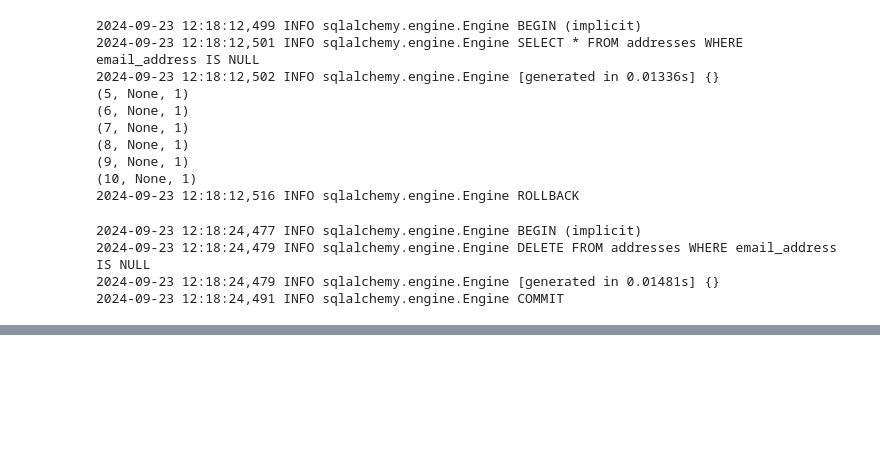
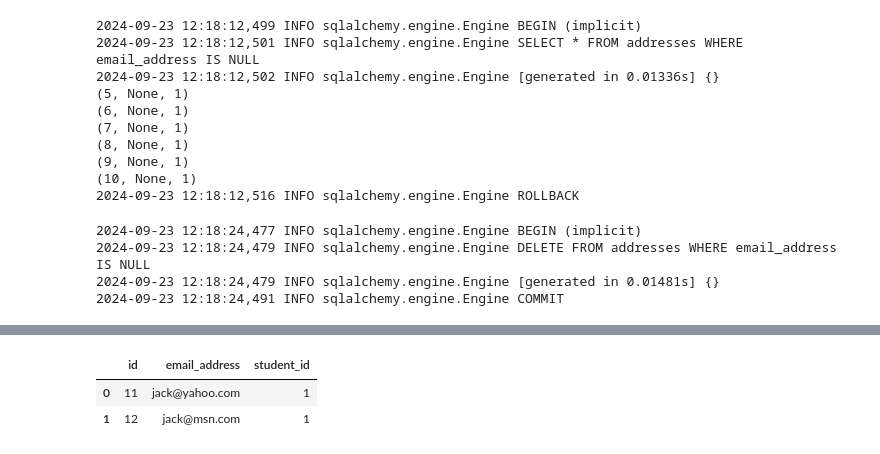
Before and after one commit to msche81/2-Jedha_Fullstack, a Jupyter notebook: 4_data_collection_management/4_ETL_processes/4-1_SQLAlchemy_ETL_processes.ipynb, the cells around one changed output, grey strips where cells are left out. Cells and saved outputs as stored; diff of their text form; code cells hidden in the pictures; blank space fills up the shorter version.

```diff
--- a/4_data_collection_management/4_ETL_processes/4-1_SQLAlchemy_ETL_processes.ipynb
+++ b/4_data_collection_management/4_ETL_processes/4-1_SQLAlchemy_ETL_processes.ipynb
@@ -298,0 +377,3 @@ with engine_mysql.connect() as conn:
+# %%
+pd.read_sql("SELECT * FROM addresses;", engine_mysql)
+# %% [output]
@@ -298,0 +386,3 @@ with engine_mysql.connect() as conn:
+|  | id | email_address | student_id |
+| 0 | 11 | jack@yahoo.com | 1 |
+| 1 | 12 | jack@msn.com | 1 |
```
Also changed, not shown: parts of 9 cells of this notebook.
